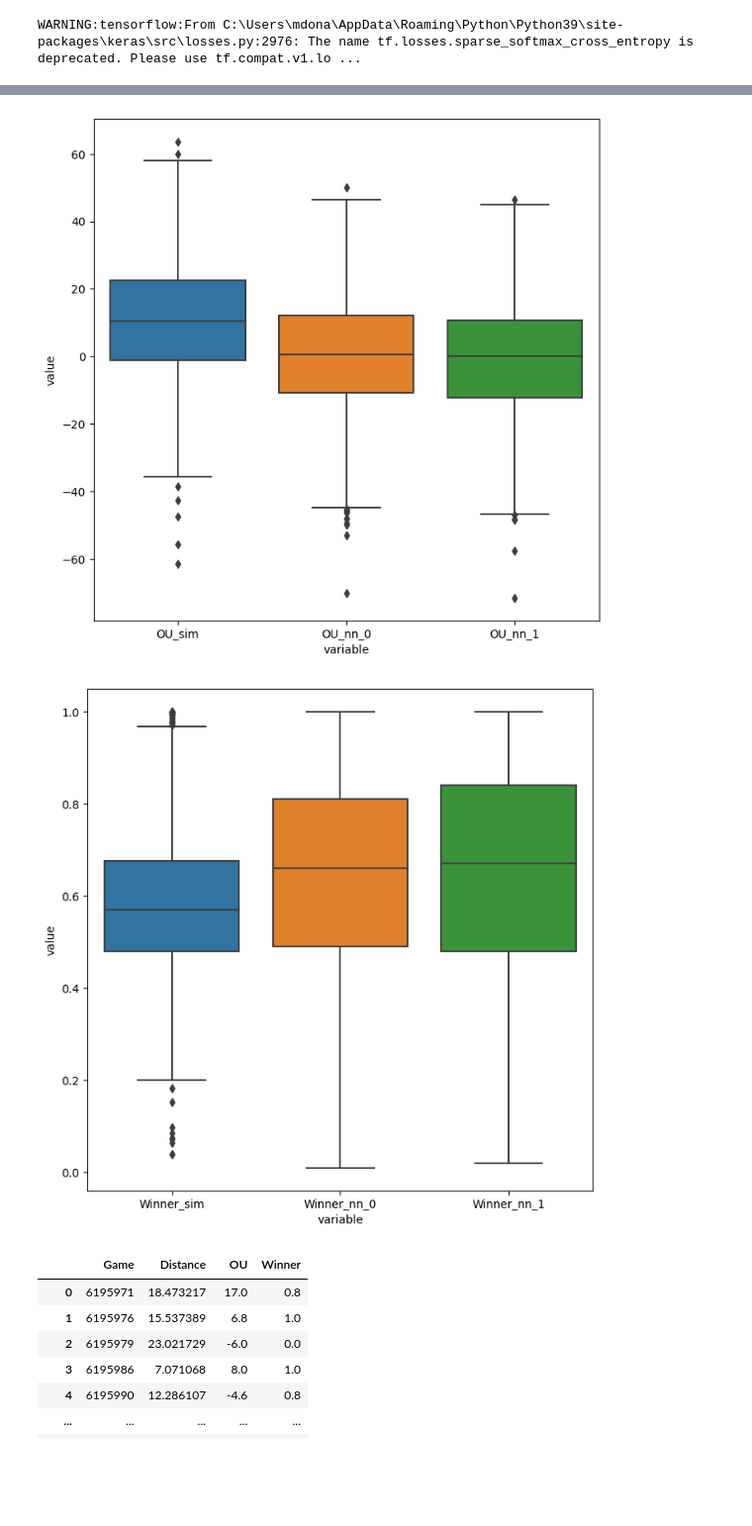
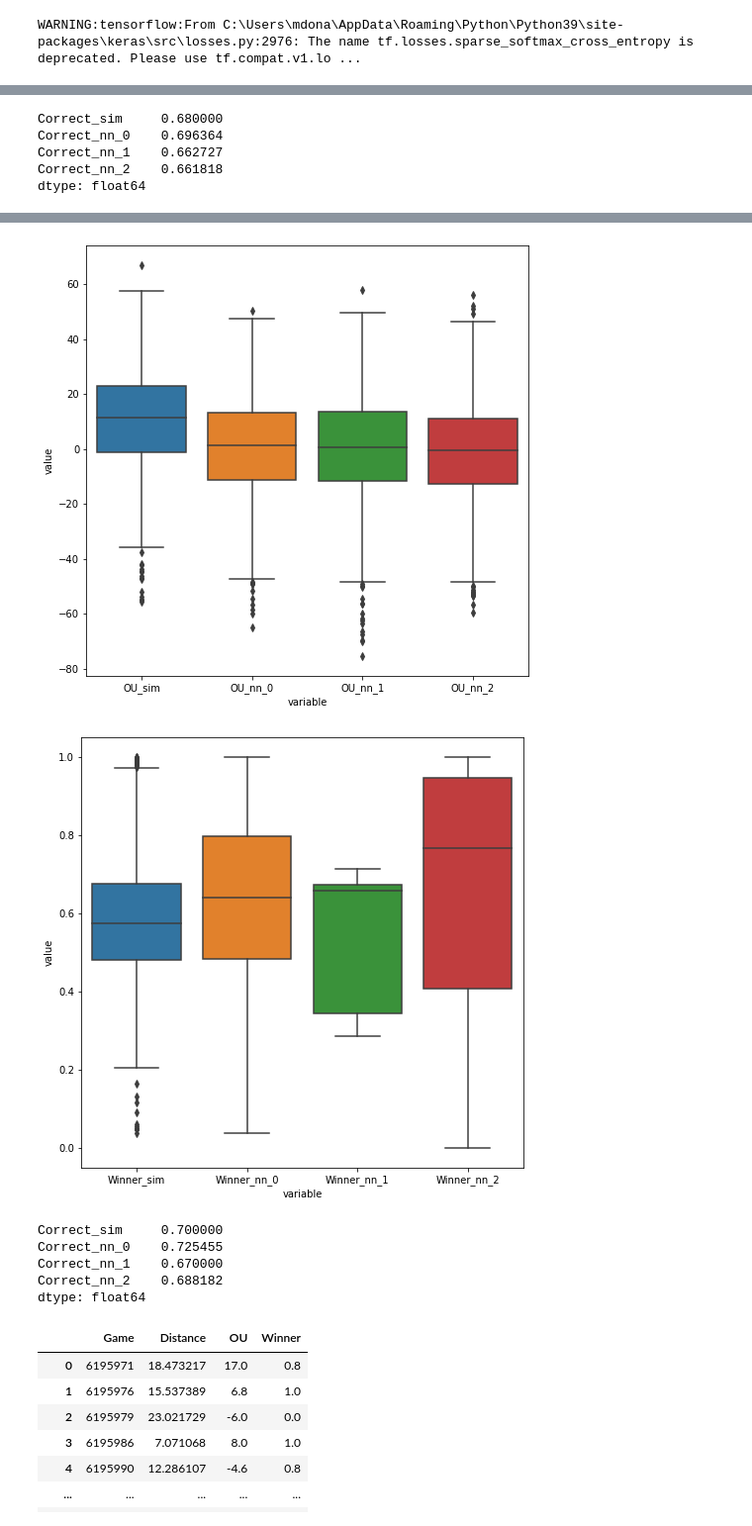
Before and after one commit to mdonahue263/NCAA_Markov, a Jupyter notebook: test_nns_against_regular_sim_v03.ipynb, the cells around one changed output, grey strips where cells are left out. Shown at 99% size. Drawn from its saved outputs; the diff is of its cells as text; code cells hidden in the pictures; blank space fills up the shorter version.

```diff
--- a/test_nns_against_regular_sim_v03.ipynb
+++ b/test_nns_against_regular_sim_v03.ipynb
@@ -472,16 +488,14 @@ m6=train_model(build_model_3, matrix_A_train, matrix_B_train, y_train, 16, 64)
 # %%
-nn_list=[m1,m3, m4]
+nn_list=[m1,m2, m6]
-# %%
-nn_list = [m4]
 # %%
-# models_dict=dict()
-# models_dict['sim']=testing_df_grouped
+models_dict=dict()
+models_dict['sim']=testing_df_grouped
 
 for model_num in range(len(nn_list)):
     current_data_list = []
     for gid in tqdm(test_index):
         real_score = final_scores_test[test_index.index(gid)]
-        current_nn_test = test_nn_output(nn_list[model_num], gid, 100)
+        current_nn_test = test_nn_output(nn_list[model_num], gid, 1000)
         current_nn_test=current_nn_test.rename(columns={'Home':'Projected Home Score',
                                                     'Away':'Projected Away Score'})
         current_nn_test['Real Home Score'] = real_score[0]
@@ -496,10 +510,11 @@ for model_num in range(len(nn_list)):
     nn_testing_dataframe['Winner'] = calc_score(nn_testing_dataframe, 'Winner')
 
     nn_testing_df_grouped = nn_testing_dataframe.groupby('Game')[['Distance','OU','Winner']].mean().reset_index()
+    nn_testing_df_grouped['Correct'] = nn_testing_df_grouped['Winner']>.5
     models_dict['nn_{}'.format(model_num)]=nn_testing_df_grouped
 # %%
 plot_data=dict()
-for var in ['Distance','OU','Winner']:
+for var in ['Distance','OU','Winner','Correct']:
     curr_dict=dict()
     for model in models_dict.keys():
         temp_df=models_dict[model][['Game',var]]
@@ -509,10 +524,21 @@ for var in ['Distance','OU','Winner']:
     for df in list(curr_dict.values())[1:]:
         base_df=base_df.merge(df, on='Game')
     plot_data[var]=base_df
+# %%
+plot_data_2
+# %% [output]
+Correct_sim     0.680000
+Correct_nn_0    0.696364
+Correct_nn_1    0.662727
+Correct_nn_2    0.661818
+dtype: float64
 # %%
-for v in plot_data.values():
+for v in list(plot_data.values())[:-1]:
     fig, ax=plt.subplots(figsize=(8,8))
     to_plot=v.melt(id_vars='Game')
     sns.boxplot(x='variable',y='value',data=to_plot)
     plt.show()
+winner_accuracy = list(plot_data.values())[-1]
+winner_accuracy=winner_accuracy.drop('Game',axis=1).mean()
+winner_accuracy
 # %% [output]
@@ -520,5 +546,10 @@ for v in plot_data.values():
-[figure, old version]
+[figure, new version]
-[figure, old version]
+[figure, new version]
+Correct_sim     0.700000
+Correct_nn_0    0.725455
+Correct_nn_1    0.670000
+Correct_nn_2    0.688182
+dtype: float64
 # %%
 models_dict['nn_2']
 # %% [output]
```
Also changed, not shown: parts of 15 cells of this notebook, 8 other files.
